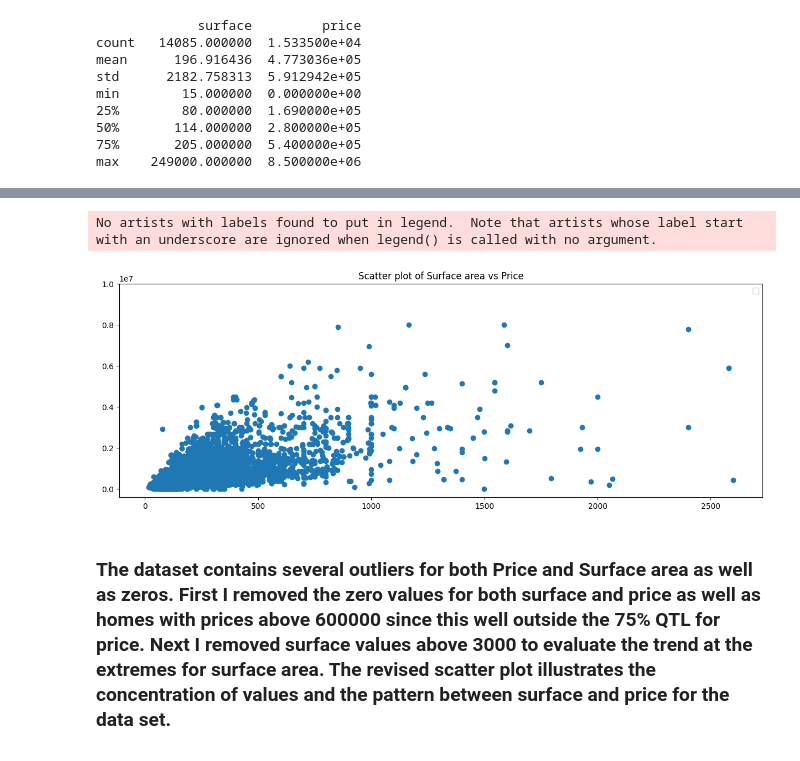
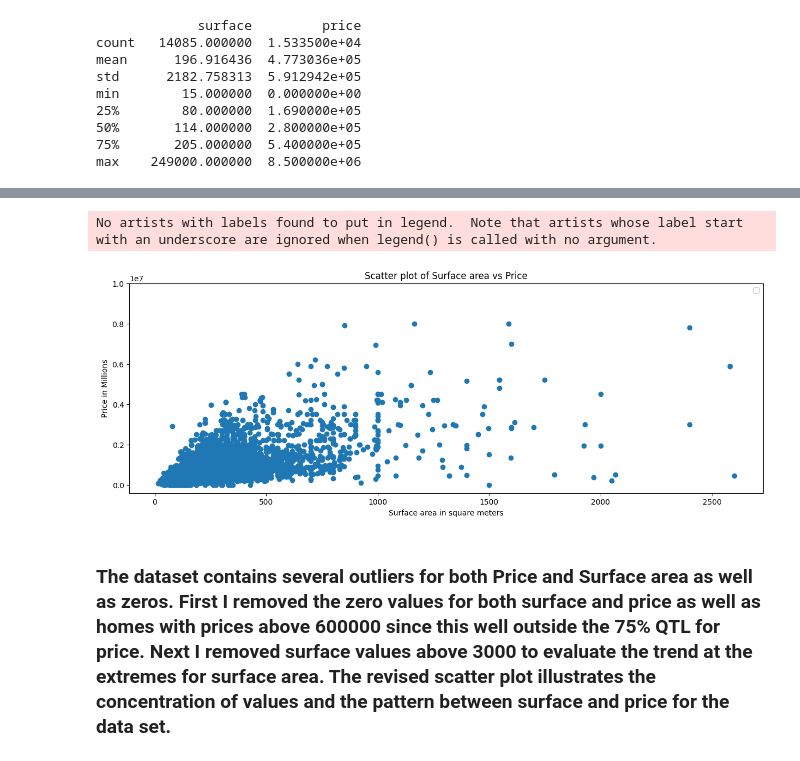
Before and after one commit to casalf724/realestate-datacleanup-exercise, a Jupyter notebook: projectAC.ipynb, the cells around one changed output, grey strips where cells are left out. Cells and saved outputs as stored; diff of their text form; code cells hidden in the pictures.

```diff
--- a/projectAC.ipynb
+++ b/projectAC.ipynb
@@ -423,34 +423,38 @@ import matplotlib.ticker as ticker
 from matplotlib.ticker import ScalarFormatter
 import numpy as np
 
 X2 = df['surface']
 y2 = df['price']
 
 # Create a scatter plot
 fig, ax = plt.subplots(figsize = (15, 5))
 plt.scatter(X2, y2)
 
 # Specify the major ticks
 #ax.yaxis.set_major_locator(ticker.MultipleLocator(1000000))
 
 # Specify the minor ticks
 #ax.yaxis.set_minor_locator(ticker.MultipleLocator(250000))
 
 # Set y-axis ticks in increments of 250,000 from 0 to 10,000,000
 plt.yticks(range(0, 10000001, 250000))
 
 # Format y-axis labels as integers
 plt.gca().yaxis.set_major_formatter(ScalarFormatter(useOffset=False))
 
 # Set y-axis scale to linear
 plt.yscale('linear')
 
+plt.ylabel("Price in Millions")
+plt.xlabel("Surface area in square meters")
+
+
 plt.title("Scatter plot of Surface area vs Price")
 plt.legend()
 plt.show()
 # %% [output]
 No artists with labels found to put in legend.  Note that artists whose label start with an underscore are ignored when legend() is called with no argument.
-[figure, old version]
+[figure, new version]
 # %% [markdown]
 ### The dataset contains several outliers for both Price and Surface area as well as zeros. First I removed the zero values for both surface and price as well as homes with prices above 600000 since this well outside the 75% QTL for price. Next I removed surface values above 3000 to evaluate the trend at the extremes for surface area. The revised scatter plot illustrates the concentration of values and the pattern between surface and price for the data set.
 # %% [markdown]
```
Also changed, not shown: parts of 11 cells of this notebook.
